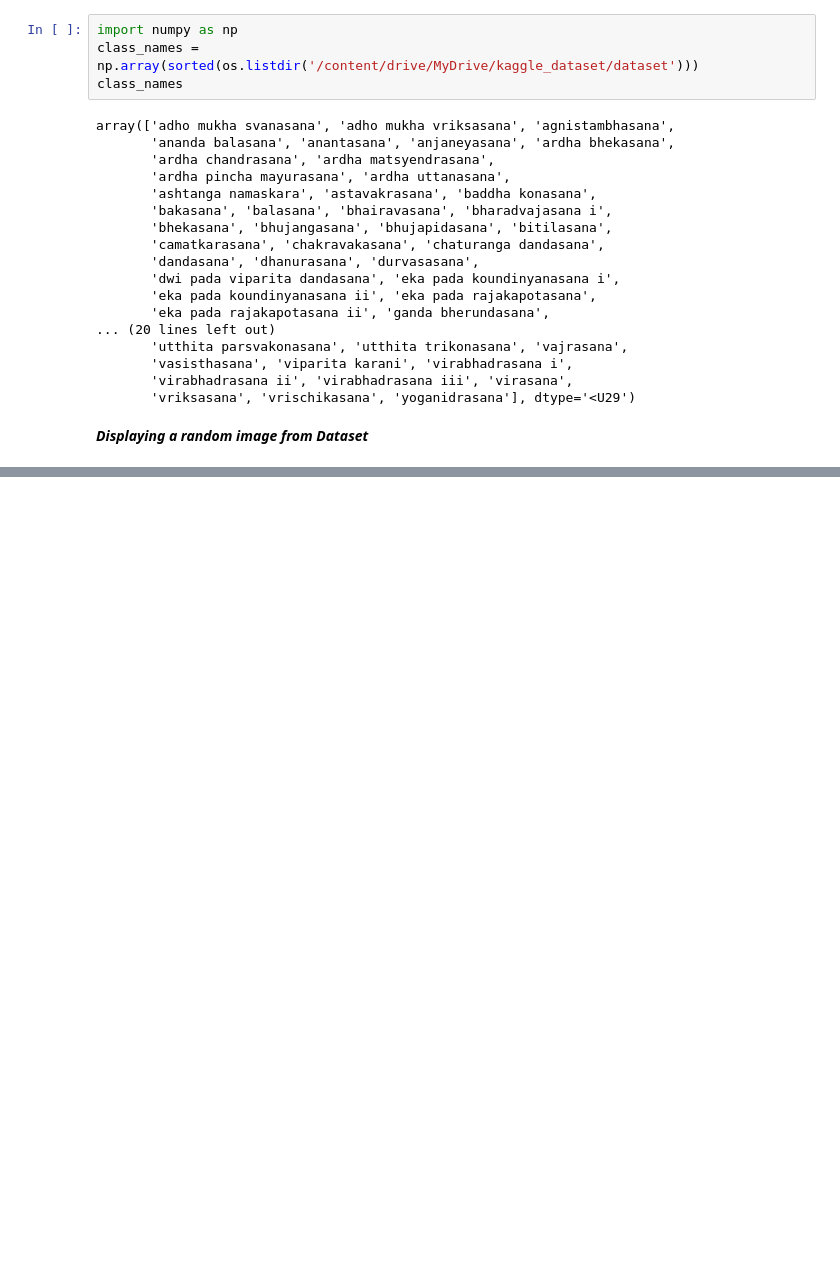
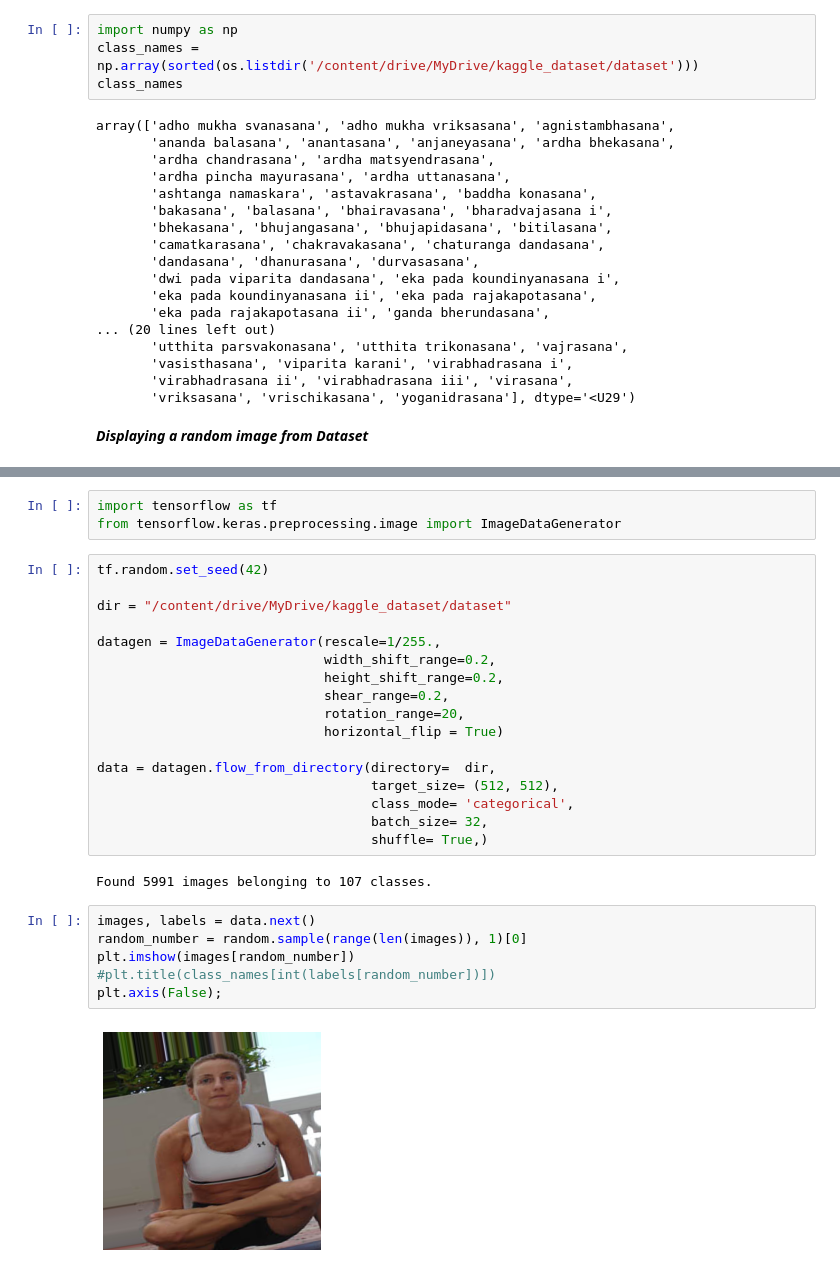
Before and after one commit to Harivansh8888/YogaPoseEstimation, a Jupyter notebook: YogaPoseEstimation.ipynb, the cells around one changed output, grey strips where cells are left out. Drawn from its saved outputs; the diff is of its cells as text; blank space fills up the shorter version.

```diff
--- a/YogaPoseEstimation.ipynb
+++ b/YogaPoseEstimation.ipynb
@@ -199,0 +177,30 @@ Min:  0.0
+# %%
+import tensorflow as tf
+from tensorflow.keras.preprocessing.image import ImageDataGenerator
+# %%
+tf.random.set_seed(42)
+
+dir = "/content/drive/MyDrive/kaggle_dataset/dataset"
+
+datagen = ImageDataGenerator(rescale=1/255.,
+                             width_shift_range=0.2,
+                             height_shift_range=0.2,
+                             shear_range=0.2,
+                             rotation_range=20,
+                             horizontal_flip = True)
+
+data = datagen.flow_from_directory(directory=  dir,
+                                   target_size= (512, 512),
+                                   class_mode= 'categorical',
+                                   batch_size= 32,
+                                   shuffle= True,)
+# %% [output]
+Found 5991 images belonging to 107 classes.
+# %%
+images, labels = data.next()
+random_number = random.sample(range(len(images)), 1)[0]
+plt.imshow(images[random_number])
+#plt.title(class_names[int(labels[random_number])])
+plt.axis(False);
+# %% [output]
+[figure, added]
```
Also changed, not shown: parts of 3 cells of this notebook.
